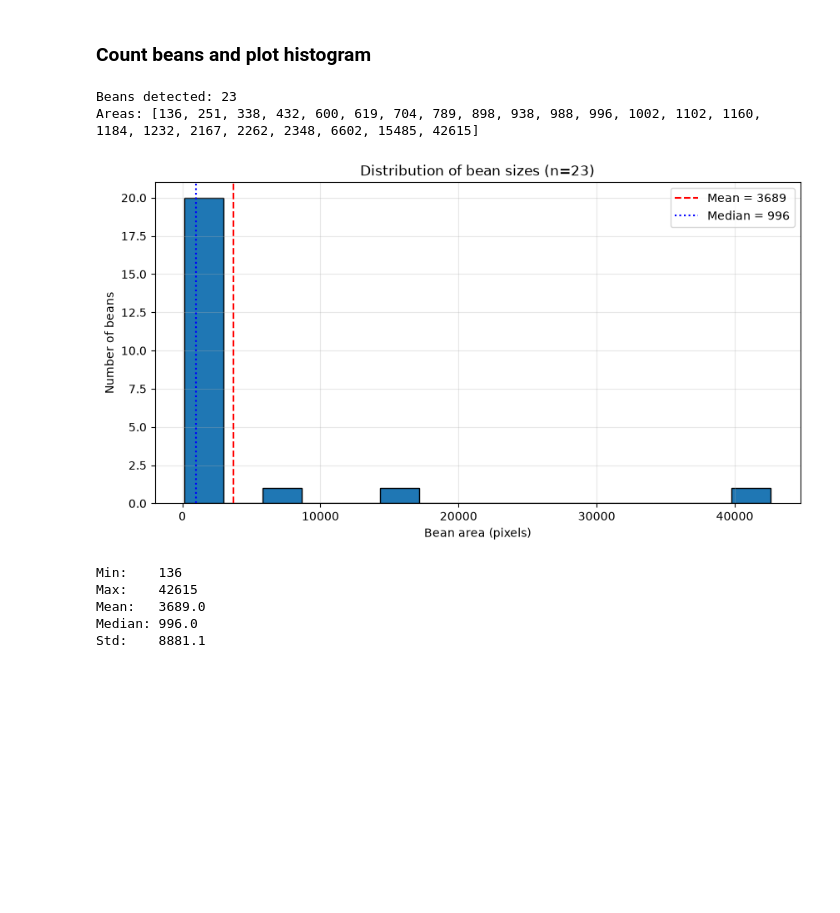
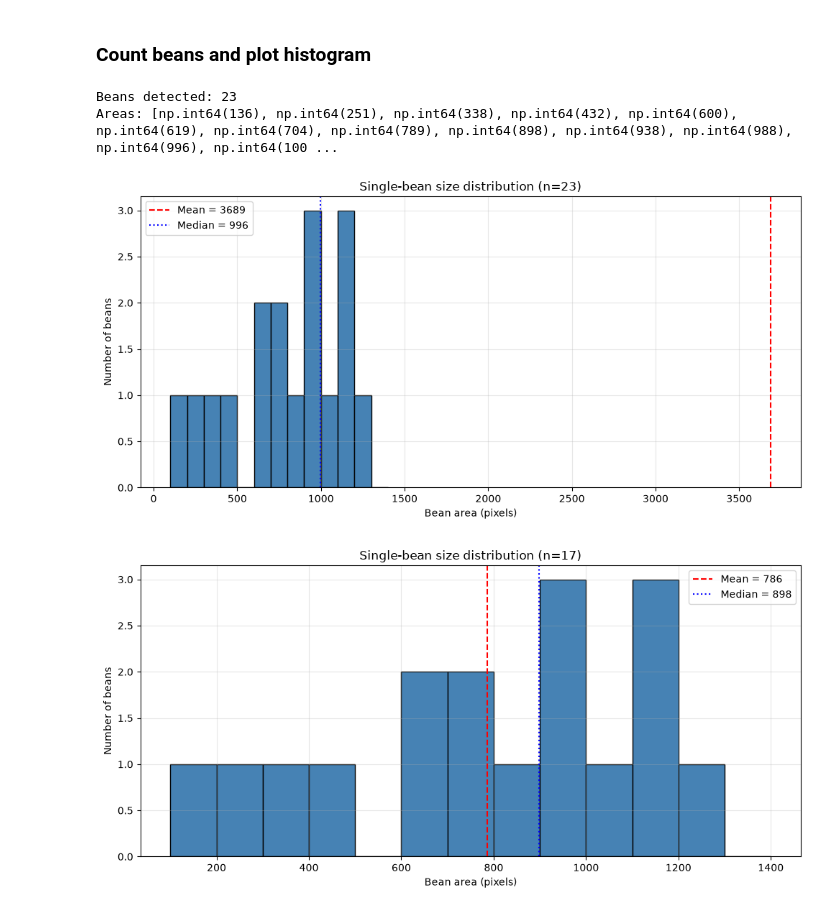
Before and after one commit to bdsh-14/unr-ee681-image-analysis, a Jupyter notebook: HW3/assignment3.ipynb, the cells around one changed output. Saved outputs shown, nothing was run; the diff lists cells and outputs as text; code cells hidden in the pictures; blank space fills up the shorter version.

```diff
--- a/HW3/assignment3.ipynb
+++ b/HW3/assignment3.ipynb
@@ -342,38 +361,45 @@ for l in labels:
     areas.append(a)
 
 MIN_AREA = 50
-areas_clean = [a for a in areas if a >= MIN_AREA]
+areas_clean = np.array([a for a in areas if a >= MIN_AREA])
 
 print("Beans detected:", len(areas_clean))
 print("Areas:", sorted(areas_clean))
 # %% [output]
 Beans detected: 23
-Areas: [136, 251, 338, 432, 600, 619, 704, 789, 898, 938, 988, 996, 1002, 1102, 1160, 1184, 1232, 2167, 2262, 2348, 6602, 15485, 42615]
+Areas: [np.int64(136), np.int64(251), np.int64(338), np.int64(432), np.int64(600), np.int64(619), np.int64(704), np.int64(789), np.int64(898), np.int64(938), np.int64(988), np.int64(996), np.int64(100 ...
 # %%
 # Bean Histogram
 
 plt.figure(figsize=(10, 5))
-plt.hist(areas_clean, bins=15, edgecolor='black')
-plt.axvline(np.mean(areas_clean), color='red', linestyle='--',
-            label=f"Mean = {np.mean(areas_clean):.0f}")
+plt.hist(areas_clean, bins=np.arange(100, 1500, 100),   # integer-width bins
+         edgecolor='black', color='steelblue')
+plt.axvline(areas_clean.mean(),   color='red',  linestyle='--',
+            label=f"Mean = {areas_clean.mean():.0f}")
 plt.axvline(np.median(areas_clean), color='blue', linestyle=':',
             label=f"Median = {np.median(areas_clean):.0f}")
 plt.xlabel("Bean area (pixels)")
 plt.ylabel("Number of beans")
-plt.title(f"Distribution of bean sizes (n={len(areas_clean)})")
-plt.legend(); plt.grid(True, alpha=0.3)
-plt.show()
-
-# Print some stats
-print(f"Min:    {min(areas_clean)}")
-print(f"Max:    {max(areas_clean)}")
-print(f"Mean:   {np.mean(areas_clean):.1f}")
-print(f"Median: {np.median(areas_clean):.1f}")
-print(f"Std:    {np.std(areas_clean):.1f}")
+plt.title(f"Single-bean size distribution (n={len(areas_clean)})")
+plt.legend(); plt.grid(alpha=0.3)
+plt.tight_layout()
 # %% [output]
-[figure, old version]
+[figure, new version]
-Min:    136
-Max:    42615
-Mean:   3689.0
-Median: 996.0
-Std:    8881.1
+# %%
+# Only the single-bean range
+single = areas_clean[(areas_clean >= 100) & (areas_clean <= 1500)]
+
+plt.figure(figsize=(10, 5))
+plt.hist(single, bins=np.arange(100, 1500, 100),
+         edgecolor='black', color='steelblue')
+plt.axvline(single.mean(),   color='red',  linestyle='--',
+            label=f"Mean = {single.mean():.0f}")
+plt.axvline(np.median(single), color='blue', linestyle=':',
+            label=f"Median = {np.median(single):.0f}")
+plt.xlabel("Bean area (pixels)")
+plt.ylabel("Number of beans")
+plt.title(f"Single-bean size distribution (n={len(single)})")
+plt.legend(); plt.grid(alpha=0.3)
+plt.tight_layout(); plt.show()
+# %% [output]
+[figure, added]
```
Also changed, not shown: parts of 7 cells of this notebook.
